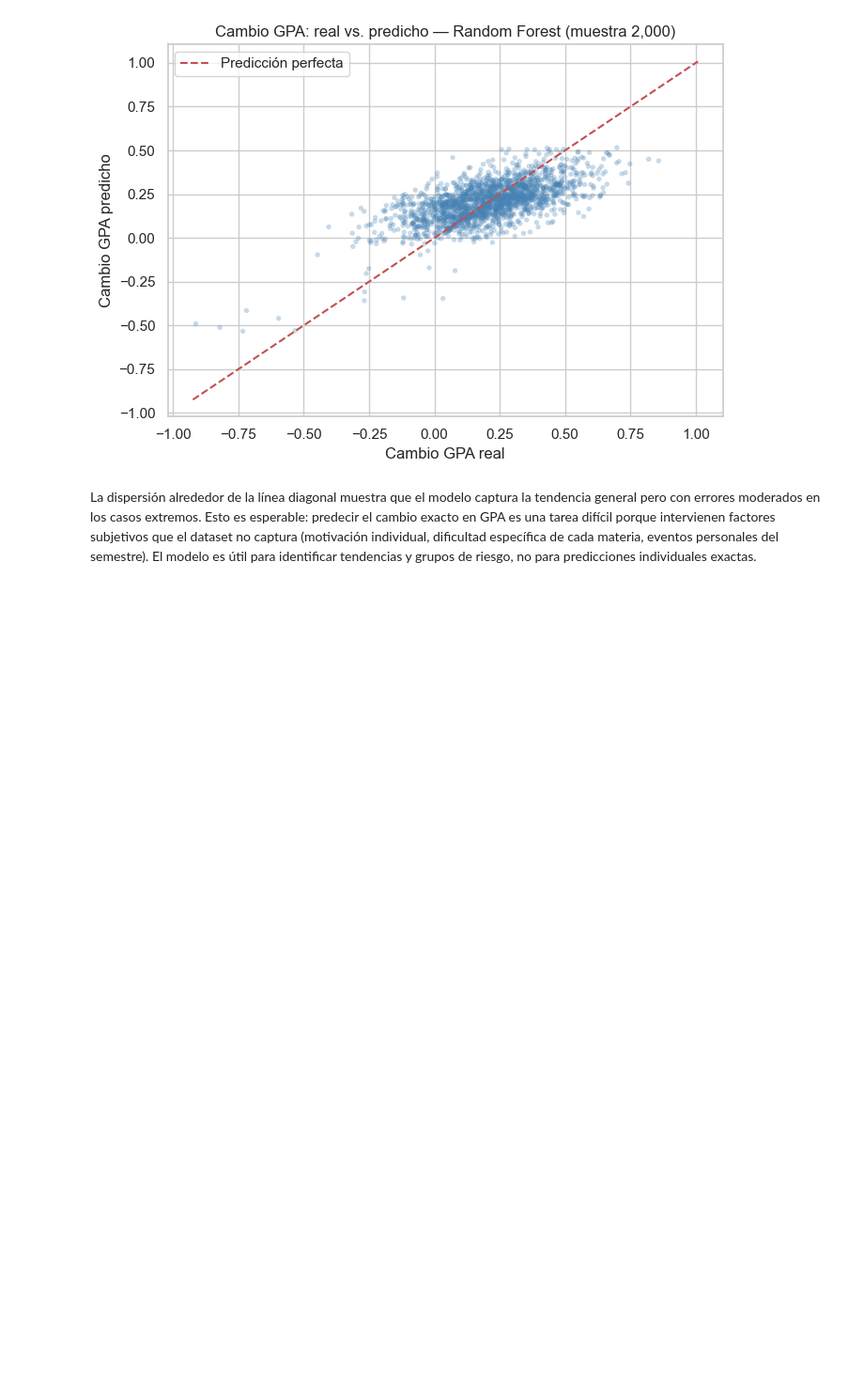
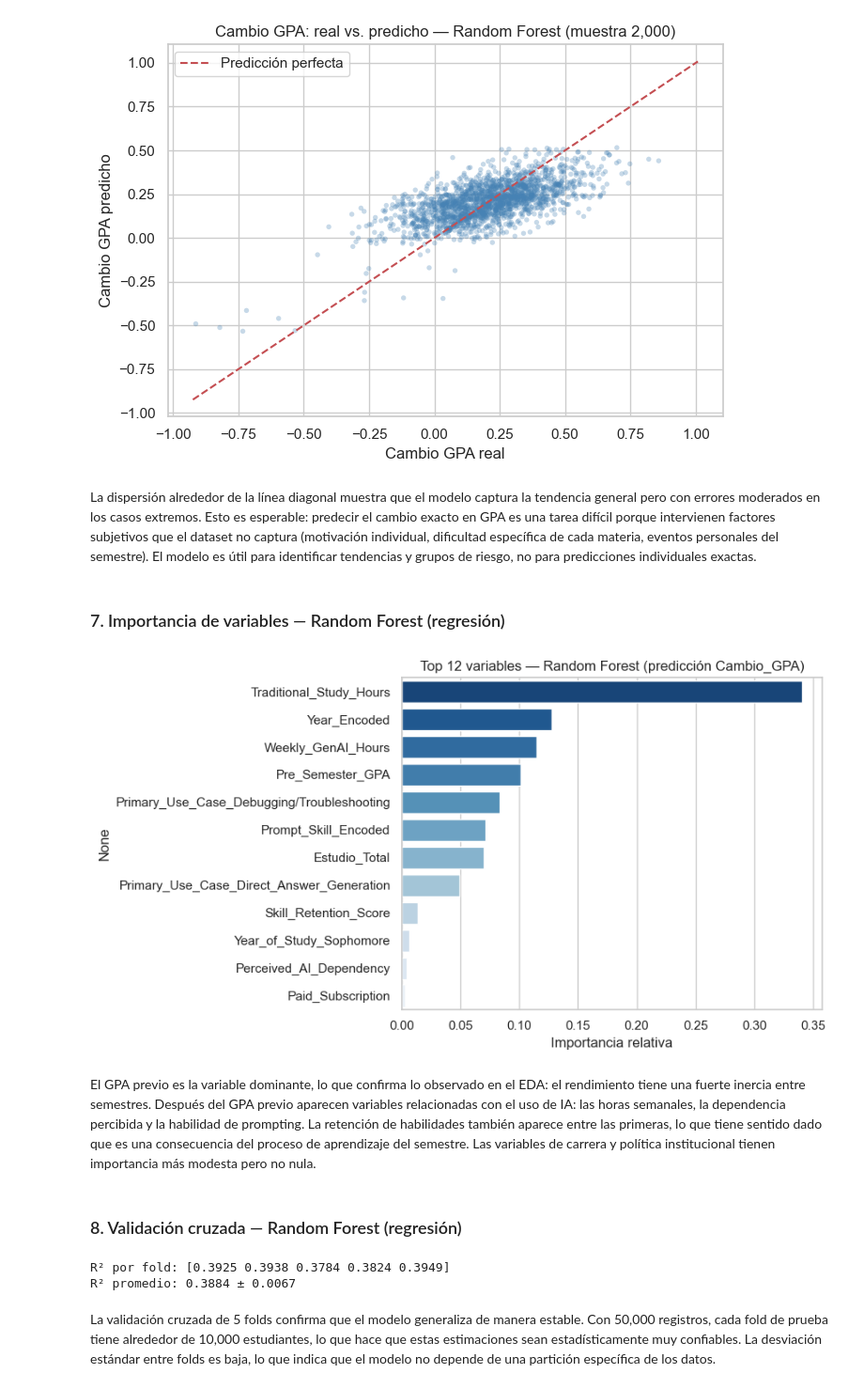
Before and after one commit to valexq/AI_Impact_Students, a Jupyter notebook: notebooks/03_modelos_predictivos.ipynb, the cells around one changed output. Shown at 94% size. Cells and saved outputs as stored; diff of their text form; code cells hidden in the pictures; blank space fills up the shorter version.

Commit message:
Se actualiza modelo de aprendizaje

```diff
--- a/notebooks/03_modelos_predictivos.ipynb
+++ b/notebooks/03_modelos_predictivos.ipynb
@@ -186,3 +185,31 @@ plt.show()
 [figure]
 # %% [markdown]
 La dispersión alrededor de la línea diagonal muestra que el modelo captura la tendencia general pero con errores moderados en los casos extremos. Esto es esperable: predecir el cambio exacto en GPA es una tarea difícil porque intervienen factores subjetivos que el dataset no captura (motivación individual, dificultad específica de cada materia, eventos personales del semestre). El modelo es útil para identificar tendencias y grupos de riesgo, no para predicciones individuales exactas.
+# %% [markdown]
+### 7. Importancia de variables — Random Forest (regresión)
+# %%
+importancias_r = pd.Series(rf_reg.feature_importances_, index=X_reg.columns)
+top_r = importancias_r.sort_values(ascending=False).head(12)
+
+plt.figure(figsize=(9, 5))
+sns.barplot(x=top_r.values, y=top_r.index, palette='Blues_r')
+plt.title('Top 12 variables — Random Forest (predicción Cambio_GPA)')
+plt.xlabel('Importancia relativa')
+plt.tight_layout()
+plt.savefig('../reports/16_feature_importance_regresion.png', bbox_inches='tight')
+plt.show()
+# %% [output]
+[figure, added]
+# %% [markdown]
+El GPA previo es la variable dominante, lo que confirma lo observado en el EDA: el rendimiento tiene una fuerte inercia entre semestres. Después del GPA previo aparecen variables relacionadas con el uso de IA: las horas semanales, la dependencia percibida y la habilidad de prompting. La retención de habilidades también aparece entre las primeras, lo que tiene sentido dado que es una consecuencia del proceso de aprendizaje del semestre. Las variables de carrera y política institucional tienen importancia más modesta pero no nula.
+# %% [markdown]
+### 8. Validación cruzada — Random Forest (regresión)
+# %%
+cv_r = cross_val_score(rf_reg, X_reg, y_reg, cv=5, scoring='r2')
+print('R² por fold:', cv_r.round(4))
+print(f'R² promedio: {cv_r.mean():.4f} ± {cv_r.std():.4f}')
+# %% [output]
+R² por fold: [0.3925 0.3938 0.3784 0.3824 0.3949]
+R² promedio: 0.3884 ± 0.0067
+# %% [markdown]
+La validación cruzada de 5 folds confirma que el modelo generaliza de manera estable. Con 50,000 registros, cada fold de prueba tiene alrededor de 10,000 estudiantes, lo que hace que estas estimaciones sean estadísticamente muy confiables. La desviación estándar entre folds es baja, lo que indica que el modelo no depende de una partición específica de los datos.
```
Also changed, not shown: parts of 25 cells of this notebook.
